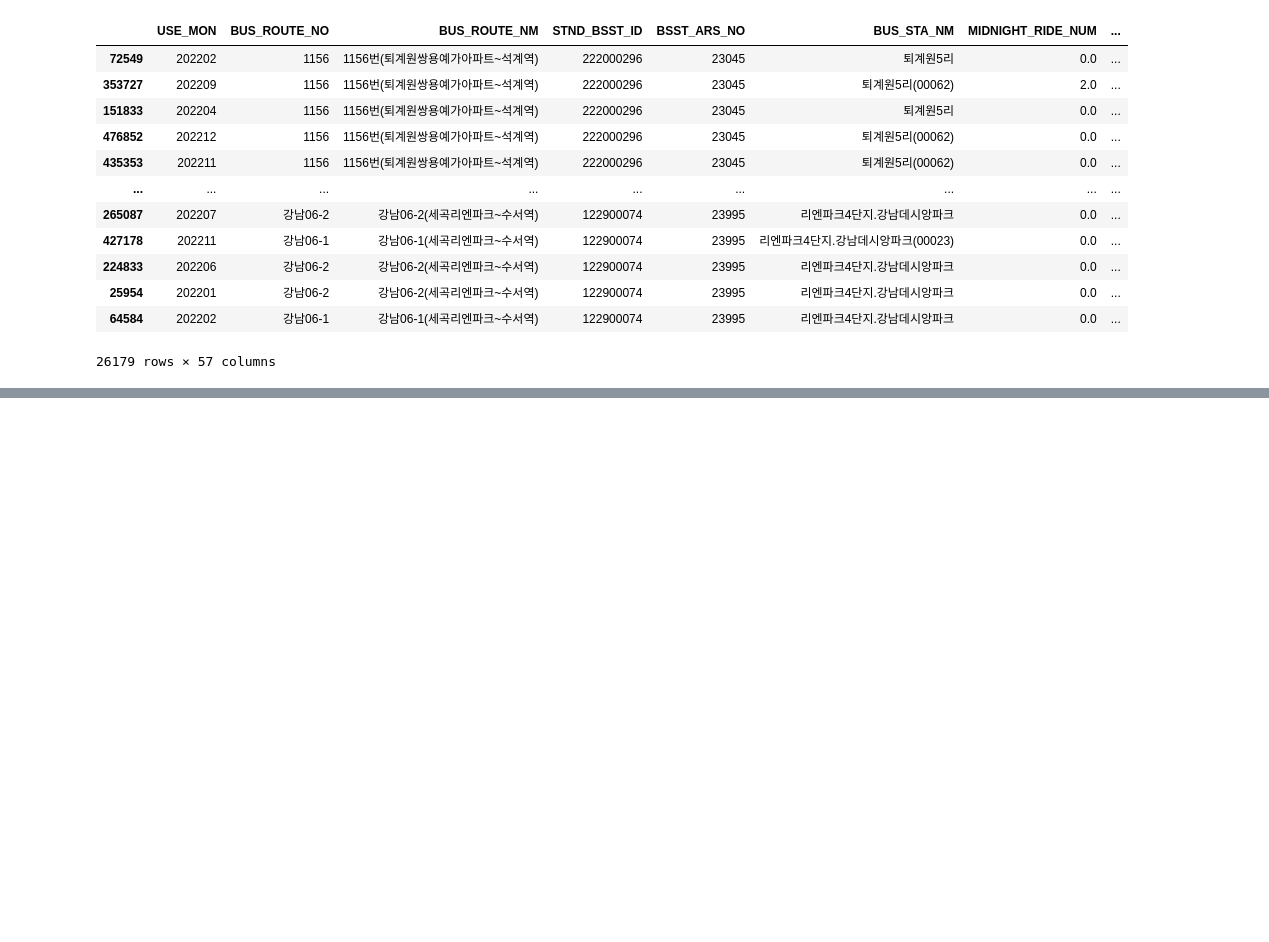
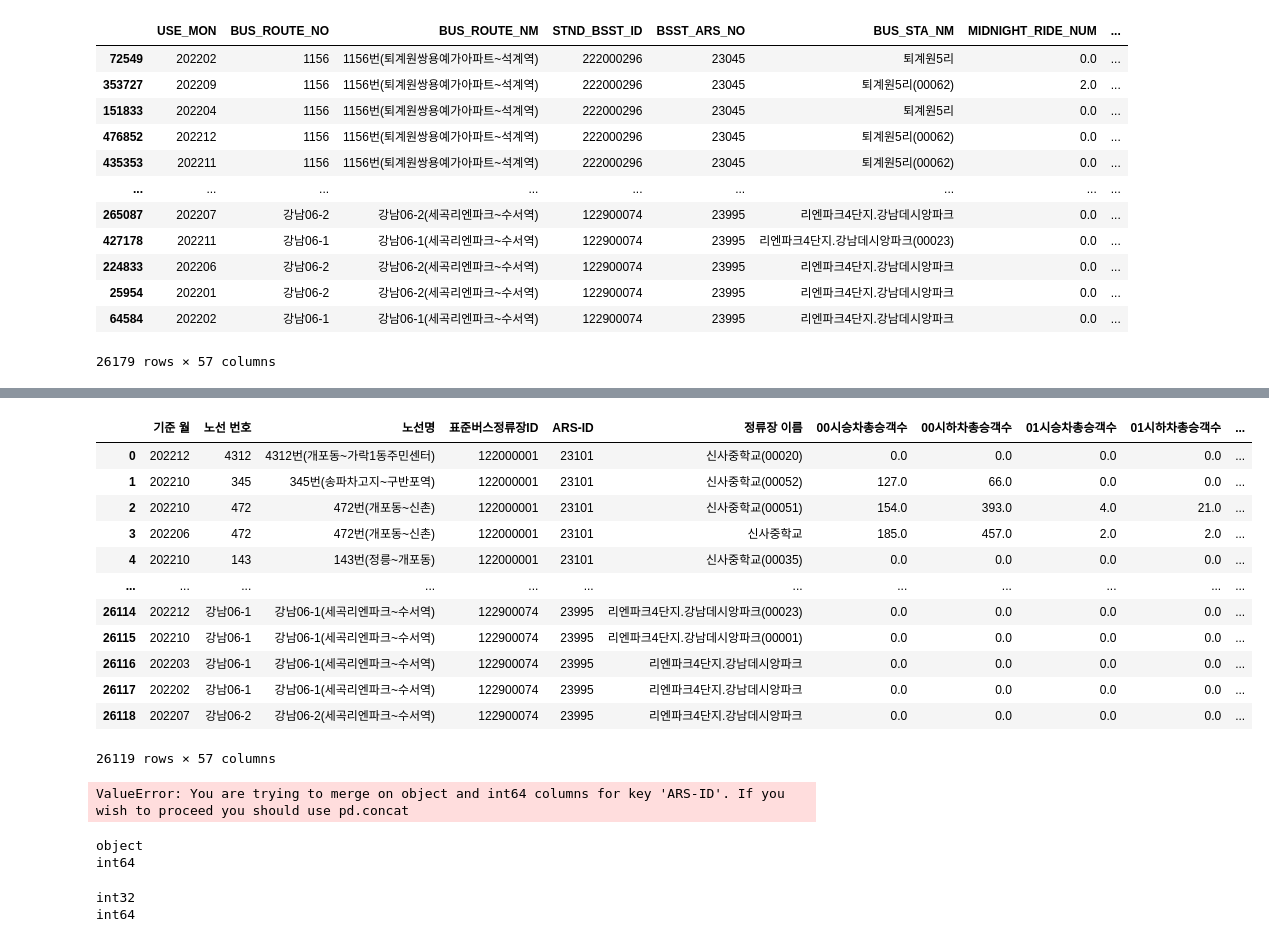
Before and after one commit to GyudongHan/Project_1, a Jupyter notebook: Untitled.ipynb, the cells around one changed output, grey strips where cells are left out. Saved outputs shown, nothing was run; the diff lists cells and outputs as text; code cells hidden in the pictures; blank space fills up the shorter version.

Commit message:
temp1

```diff
--- a/Untitled.ipynb
+++ b/Untitled.ipynb
@@ -140,0 +255,35 @@ check_df
+# %%
+GBD.rename(columns={'버스정류장ARS번호': 'ARS-ID'}, inplace=True)
+GBD
+# %% [output]
+|  | 기준 월 | 노선 번호 | 노선명 | 표준버스정류장ID | ARS-ID | 정류장 이름 | 00시승차총승객수 | 00시하차총승객수 | 01시승차총승객수 | 01시하차총승객수 | ... |
+| 0 | 202212 | 4312 | 4312번(개포동~가락1동주민센터) | 122000001 | 23101 | 신사중학교(00020) | 0.0 | 0.0 | 0.0 | 0.0 | ... |
+| 1 | 202210 | 345 | 345번(송파차고지~구반포역) | 122000001 | 23101 | 신사중학교(00052) | 127.0 | 66.0 | 0.0 | 0.0 | ... |
+| 2 | 202210 | 472 | 472번(개포동~신촌) | 122000001 | 23101 | 신사중학교(00051) | 154.0 | 393.0 | 4.0 | 21.0 | ... |
+| 3 | 202206 | 472 | 472번(개포동~신촌) | 122000001 | 23101 | 신사중학교 | 185.0 | 457.0 | 2.0 | 2.0 | ... |
+| 4 | 202210 | 143 | 143번(정릉~개포동) | 122000001 | 23101 | 신사중학교(00035) | 0.0 | 0.0 | 0.0 | 0.0 | ... |
+| ... | ... | ... | ... | ... | ... | ... | ... | ... | ... | ... | ... |
+| 26114 | 202212 | 강남06-1 | 강남06-1(세곡리엔파크~수서역) | 122900074 | 23995 | 리엔파크4단지.강남데시앙파크(00023) | 0.0 | 0.0 | 0.0 | 0.0 | ... |
+| 26115 | 202210 | 강남06-1 | 강남06-1(세곡리엔파크~수서역) | 122900074 | 23995 | 리엔파크4단지.강남데시앙파크(00001) | 0.0 | 0.0 | 0.0 | 0.0 | ... |
+| 26116 | 202203 | 강남06-1 | 강남06-1(세곡리엔파크~수서역) | 122900074 | 23995 | 리엔파크4단지.강남데시앙파크 | 0.0 | 0.0 | 0.0 | 0.0 | ... |
+| 26117 | 202202 | 강남06-1 | 강남06-1(세곡리엔파크~수서역) | 122900074 | 23995 | 리엔파크4단지.강남데시앙파크 | 0.0 | 0.0 | 0.0 | 0.0 | ... |
+| 26118 | 202207 | 강남06-2 | 강남06-2(세곡리엔파크~수서역) | 122900074 | 23995 | 리엔파크4단지.강남데시앙파크 | 0.0 | 0.0 | 0.0 | 0.0 | ... |
+26119 rows × 57 columns
+# %%
+temp_df = GBD.merge(GBI, on='ARS-ID', how='left')
+temp_df
+# %% [output]
+ValueError: You are trying to merge on object and int64 columns for key 'ARS-ID'. If you wish to proceed you should use pd.concat
+# %%
+print(GBD['ARS-ID'].dtype)
+print(GBI['ARS-ID'].dtype)
+# %% [output]
+object
+int64
+# %%
+GBD['ARS-ID'] = GBD['ARS-ID'].astype(int)
+print(GBD['ARS-ID'].dtype)
+print(GBI['ARS-ID'].dtype)
+# %% [output]
+int32
+int64
```
Also changed, not shown: parts of 7 cells of this notebook, 1 other file.
